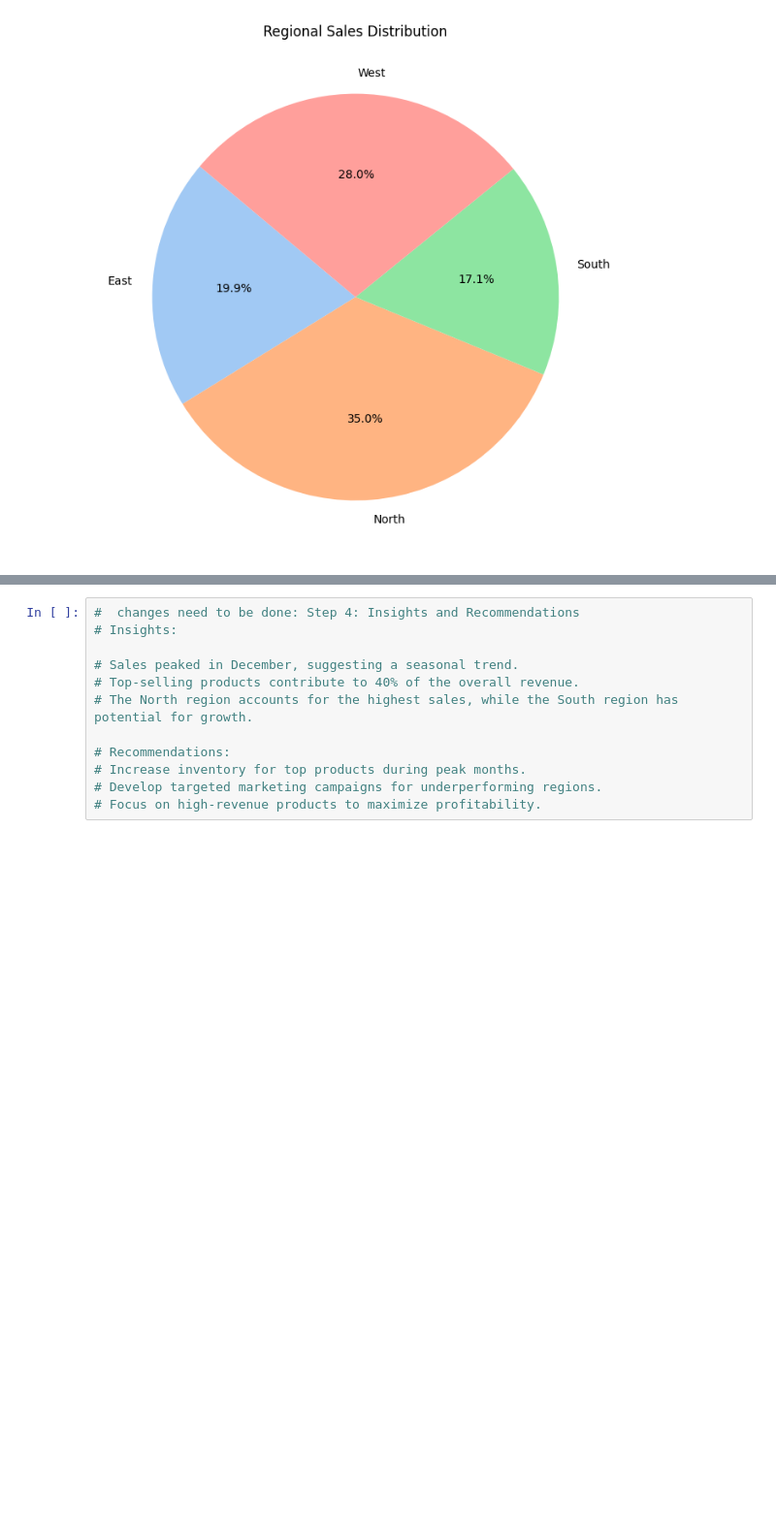
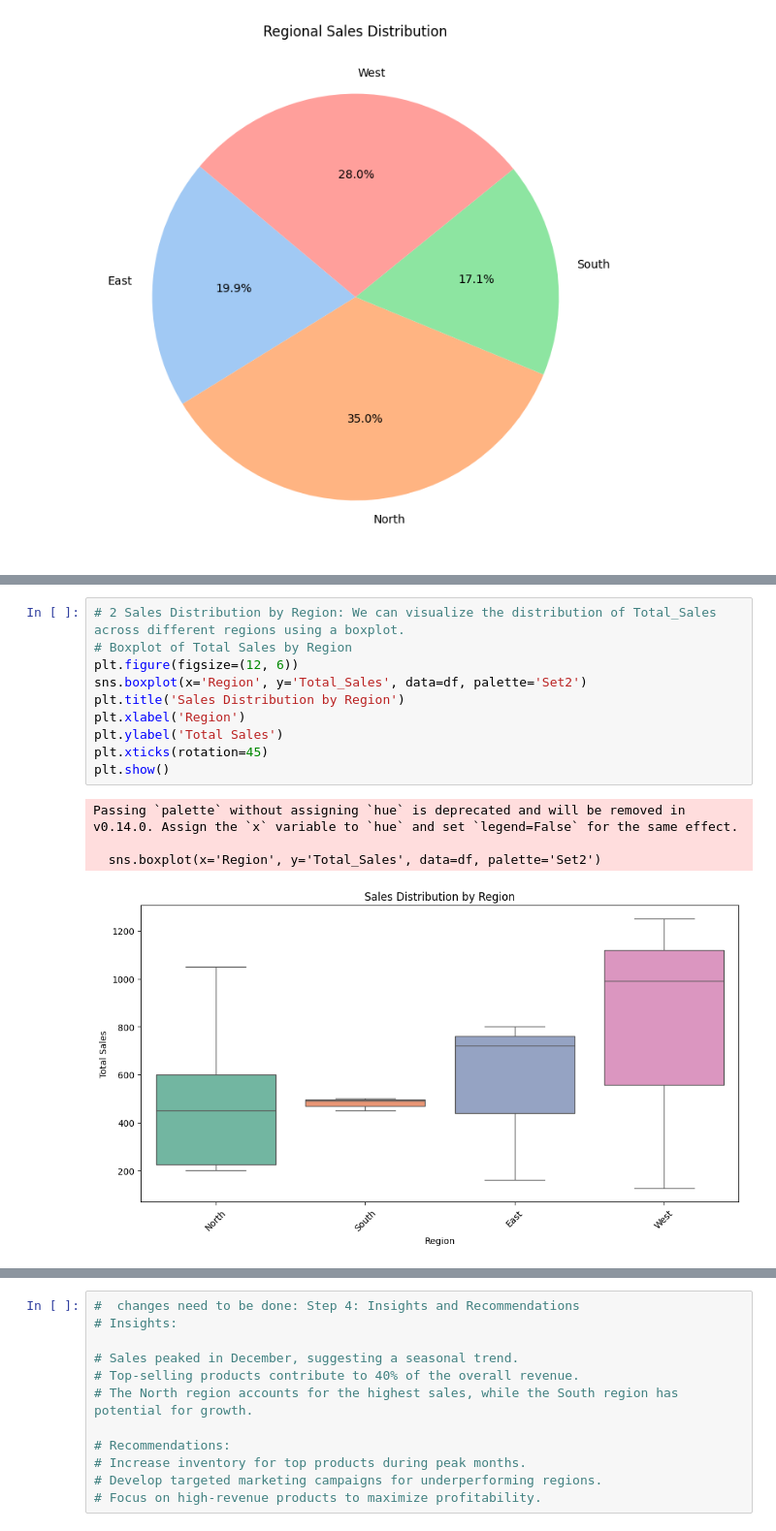
Before and after one commit to rsrijana/Data, a Jupyter notebook: Sales_Data_Analysis.ipynb, the cells around one changed output, grey strips where cells are left out. Shown: that part at 97% size. Drawn from its saved outputs; the diff is of its cells as text; blank space fills up the shorter version.

```diff
--- a/Sales_Data_Analysis.ipynb
+++ b/Sales_Data_Analysis.ipynb
@@ -102,0 +115,15 @@ plt.show()
+# %%
+# 2 Sales Distribution by Region: We can visualize the distribution of Total_Sales across different regions using a boxplot.
+# Boxplot of Total Sales by Region
+plt.figure(figsize=(12, 6))
+sns.boxplot(x='Region', y='Total_Sales', data=df, palette='Set2')
+plt.title('Sales Distribution by Region')
+plt.xlabel('Region')
+plt.ylabel('Total Sales')
+plt.xticks(rotation=45)
+plt.show()
+# %% [output]
+Passing `palette` without assigning `hue` is deprecated and will be removed in v0.14.0. Assign the `x` variable to `hue` and set `legend=False` for the same effect.
+
+  sns.boxplot(x='Region', y='Total_Sales', data=df, palette='Set2')
+[figure, added]
```
Also changed, not shown: parts of 5 cells of this notebook.
